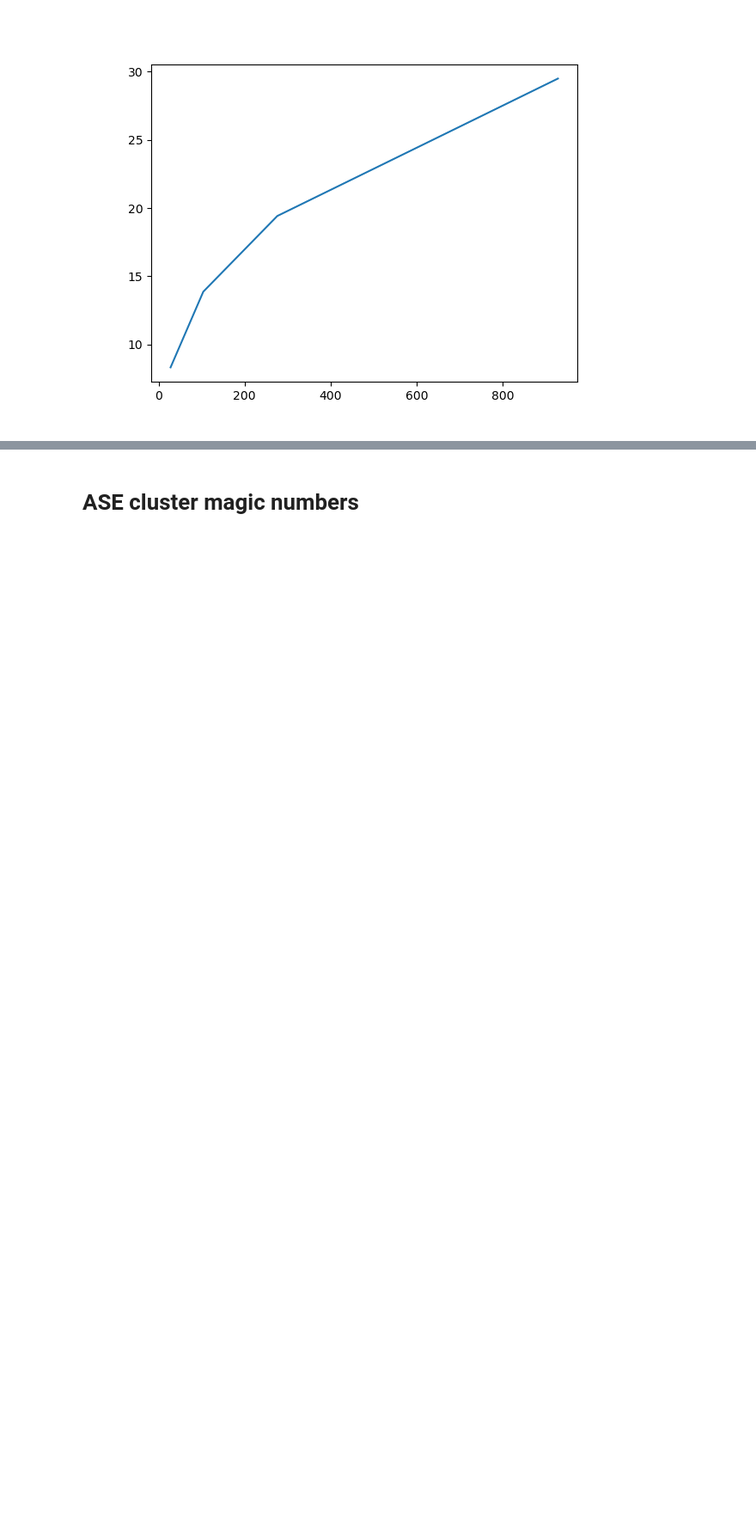
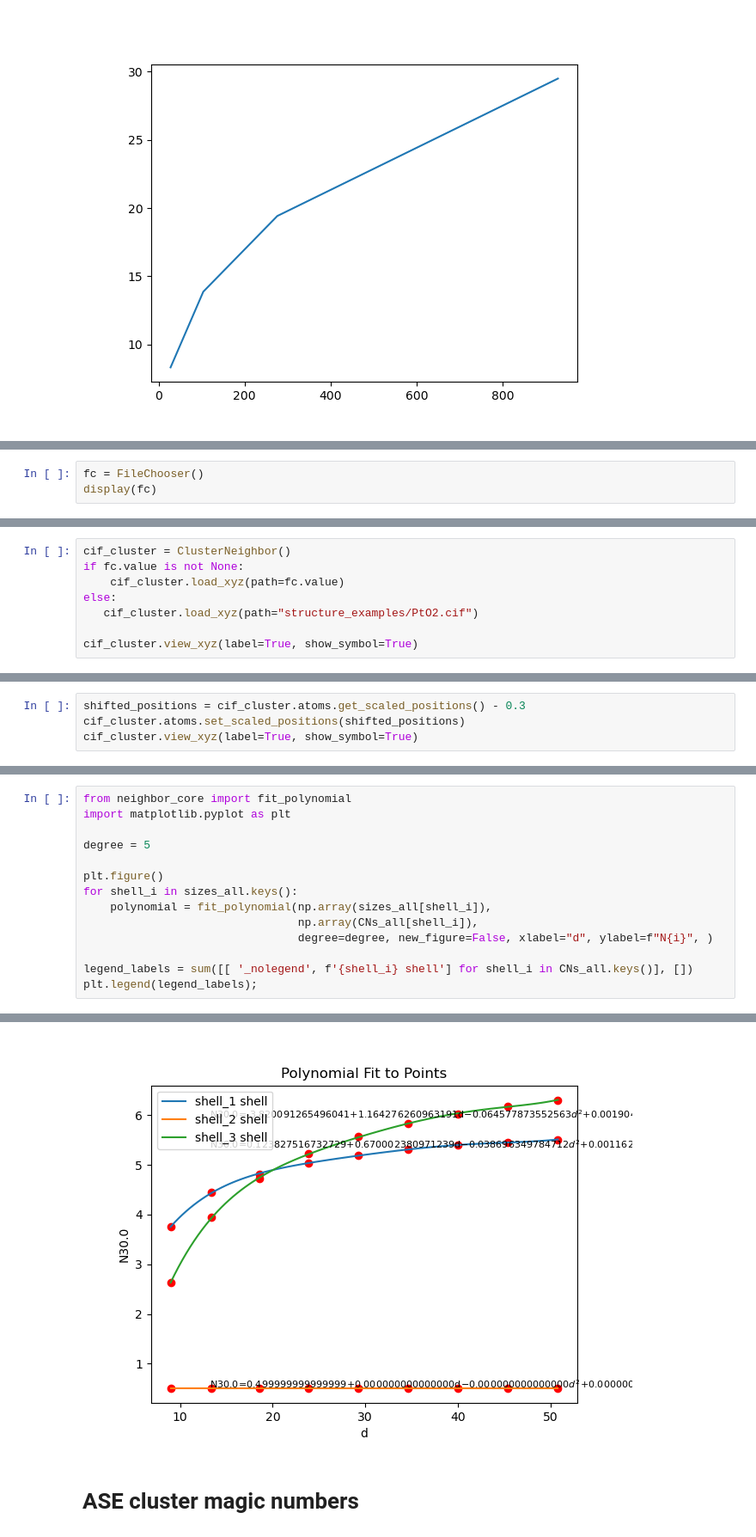
Before and after one commit to Cathyhjj/neighbor, a Jupyter notebook: 20240806_simple_example.ipynb, the cells around one changed output, grey strips where cells are left out. Shown at 86% size. Cells and saved outputs as stored; diff of their text form; blank space fills up the shorter version.

Commit message:
add example of PtO2 layer expansion

```diff
--- a/20240806_simple_example.ipynb
+++ b/20240806_simple_example.ipynb
@@ -223,0 +332,3 @@ plt.plot(num_atoms_all[shell], sizes_all[shell])
+# %%
+fc = FileChooser()
+display(fc)
@@ -223,0 +337,8 @@ plt.plot(num_atoms_all[shell], sizes_all[shell])
+# %%
+cif_cluster = ClusterNeighbor()
+if fc.value is not None:
+    cif_cluster.load_xyz(path=fc.value)
+else:
+   cif_cluster.load_xyz(path="structure_examples/PtO2.cif")
+
+cif_cluster.view_xyz(label=True, show_symbol=True)
@@ -223,0 +393,4 @@ plt.plot(num_atoms_all[shell], sizes_all[shell])
+# %%
+shifted_positions = cif_cluster.atoms.get_scaled_positions() - 0.3
+cif_cluster.atoms.set_scaled_positions(shifted_positions)
+cif_cluster.view_xyz(label=True, show_symbol=True)
@@ -223,0 +514,15 @@ plt.plot(num_atoms_all[shell], sizes_all[shell])
+# %%
+from neighbor_core import fit_polynomial
+import matplotlib.pyplot as plt
+
+degree = 5
+
+plt.figure()
+for shell_i in sizes_all.keys():
+    polynomial = fit_polynomial(np.array(sizes_all[shell_i]),
+                                np.array(CNs_all[shell_i]),
+                                degree=degree, new_figure=False, xlabel="d", ylabel=f"N{i}", )
+
+legend_labels = sum([[ '_nolegend', f'{shell_i} shell'] for shell_i in CNs_all.keys()], [])
+plt.legend(legend_labels);
+# %% [output]
@@ -224,3 +546,4 @@ plt.plot(num_atoms_all[shell], sizes_all[shell])
+[figure, added]
 # %% [markdown]
 # ASE cluster magic numbers
 # %%
```
Also changed, not shown: parts of 28 cells of this notebook.
